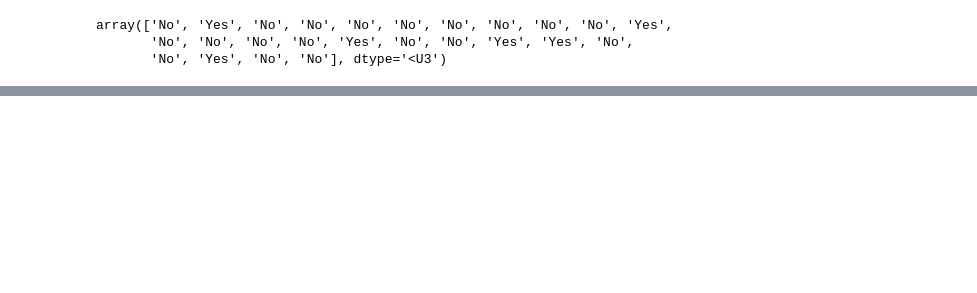
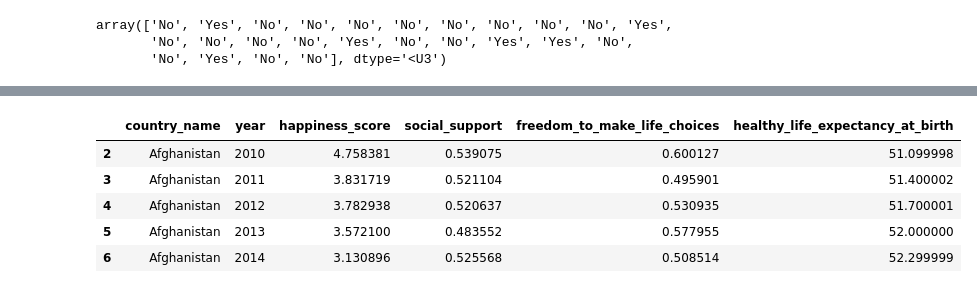
Before and after one commit to Ranjan234/Ranjan234, a Jupyter notebook: Maven_DataScience_with_Python.ipynb, the cells around one changed output, grey strips where cells are left out. Cells and saved outputs as stored; diff of their text form; code cells hidden in the pictures; blank space fills up the shorter version.

```diff
--- a/Maven_DataScience_with_Python.ipynb
+++ b/Maven_DataScience_with_Python.ipynb
@@ -186,0 +388,12 @@ pens.head(5)
+# %%
+# Filter out any data before 2010 and after 2019.
+mask = (df.year >= 2010) & (df.year <= 2020)
+filtered_df = df[mask]
+filtered_df.head()
+# %% [output]
+|  | country_name | year | happiness_score | social_support | freedom_to_make_life_choices | healthy_life_expectancy_at_birth |
+| 2 | Afghanistan | 2010 | 4.758381 | 0.539075 | 0.600127 | 51.099998 |
+| 3 | Afghanistan | 2011 | 3.831719 | 0.521104 | 0.495901 | 51.400002 |
+| 4 | Afghanistan | 2012 | 3.782938 | 0.520637 | 0.530935 | 51.700001 |
+| 5 | Afghanistan | 2013 | 3.572100 | 0.483552 | 0.577955 | 52.000000 |
+| 6 | Afghanistan | 2014 | 3.130896 | 0.525568 | 0.508514 | 52.299999 |
```
Also changed, not shown: parts of 38 cells of this notebook.
